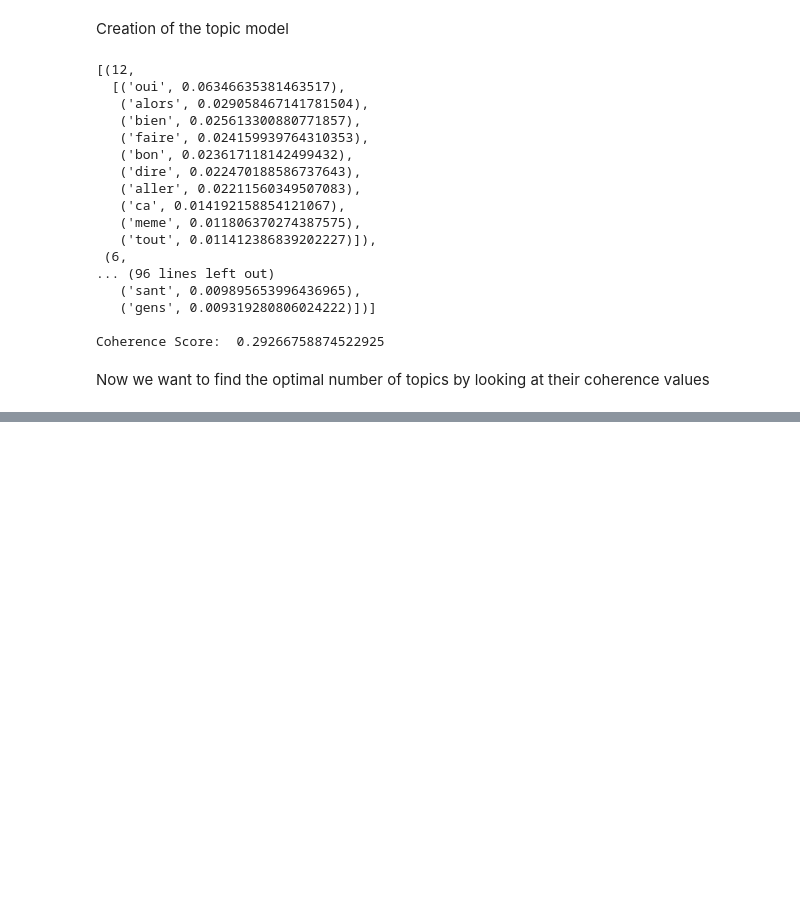
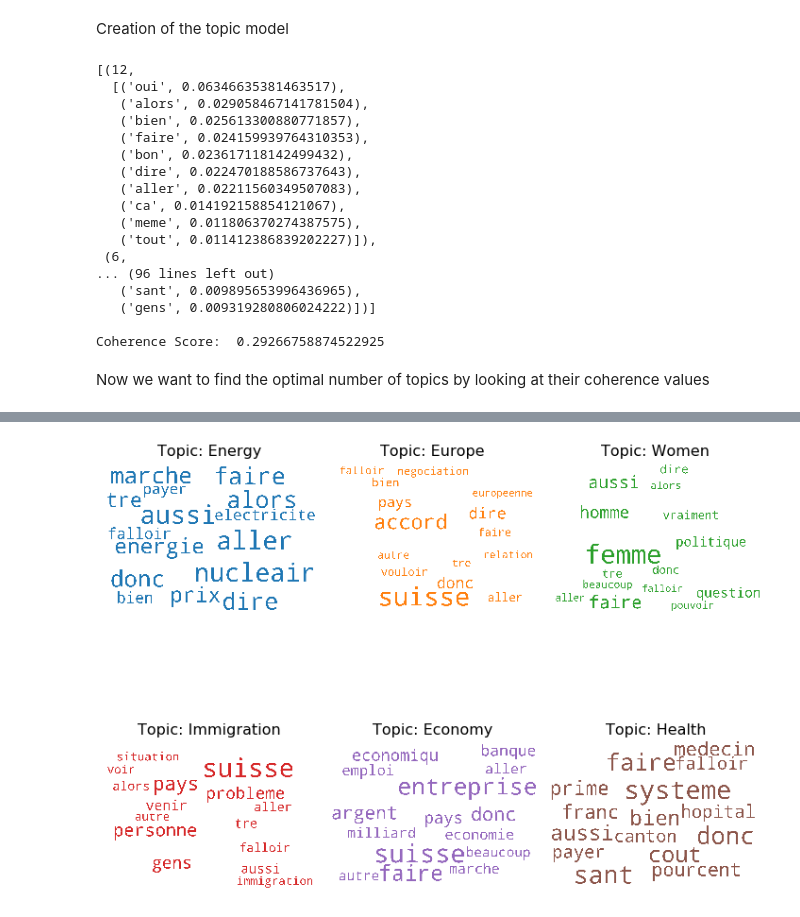
Before and after one commit to ArthurVignon/ADA_project, a Jupyter notebook: RTS_data_preprocessing.ipynb, the cells around one changed output, grey strips where cells are left out. Saved outputs shown, nothing was run; the diff lists cells and outputs as text; code cells hidden in the pictures; blank space fills up the shorter version.

Commit message:
RTS LDA modeling word clouds

```diff
--- a/RTS_data_preprocessing.ipynb
+++ b/RTS_data_preprocessing.ipynb
@@ -396,3 +415,48 @@ pprint(optimal_model.print_topics(num_words=15))
 # %%
 #Saving optimal LDA Mallet model
 optimal_model.save('models/RTS_models/LDAMallet_40topics.model')
+# %%
+#Visualization of LDA topics
+from matplotlib import pyplot as plt
+from wordcloud import WordCloud, STOPWORDS
+import matplotlib.colors as mcolors
+import matplotlib.gridspec as gridspec
+
+cols = [color for name, color in mcolors.TABLEAU_COLORS.items()]  # more colors: 'mcolors.XKCD_COLORS'
+
+cloud = WordCloud(stopwords=stopwords_fr,
+                  background_color='white',
+                  width=2500,
+                  height=1800,
+                  max_words=15,
+                  colormap='tab10',
+                  color_func=lambda *args, **kwargs: cols[i],
+                  prefer_horizontal=1.0)
+
+
+selected_topics = [2, 10, 25, 14, 22, 23, 32]
+selected_titles = ['Energy', 'Europe', 'Women', 'Immigration', 'Economy', 'Health']
+topics = optimal_model.show_topics(num_topics = -1, num_words=15, formatted=False)
+topics = [topics[i] for i in selected_topics]
+
+
+gs1 = gridspec.GridSpec(2, 3)
+gs1.update(wspace=0.025, hspace=0.05)
+fig, axes = plt.subplots(2, 3, figsize=(10,10), sharex=True, sharey=True)
+
+for i, ax in enumerate(axes.flatten()):
+    fig.add_subplot(ax)
+    topic_words = dict(topics[i][1])
+    cloud.generate_from_frequencies(topic_words, max_font_size=300)
+    plt.gca().imshow(cloud)
+    plt.gca().set_title('Topic: ' + selected_titles[i], fontdict=dict(size=16))
+    plt.gca().axis('off')
+
+
+plt.subplots_adjust(wspace=0, hspace=0)
+plt.axis('off')
+plt.margins(x=0, y=0)
+plt.tight_layout()
+plt.show()
+# %% [output]
+[figure, added]
```
Also changed, not shown: parts of 8 cells of this notebook.
